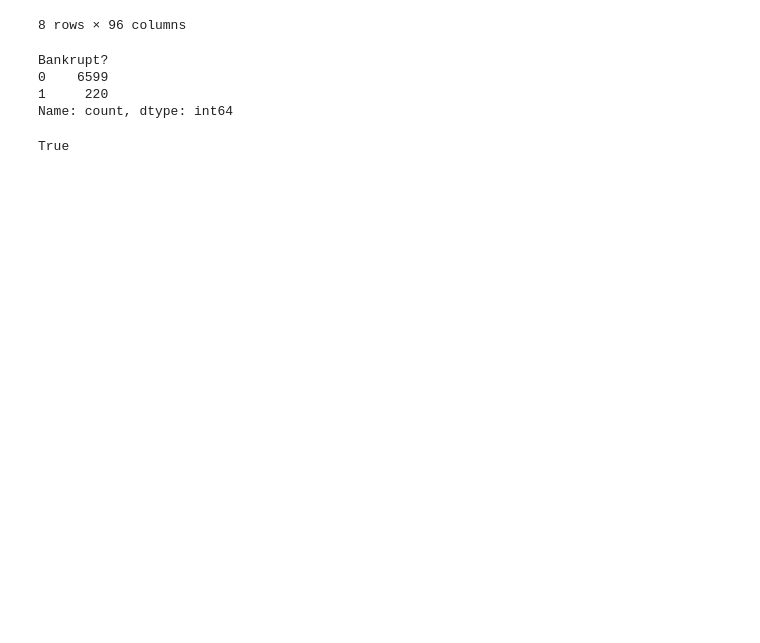
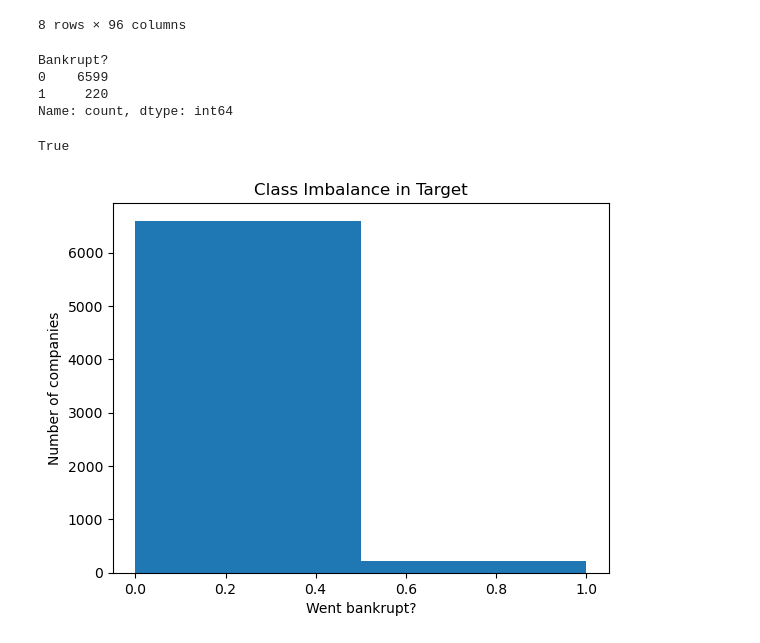
Before and after one commit to Nhunsick/Project_4, a Jupyter notebook: notebooks/Data_exploration_and_modeling.ipynb, the cells around one changed output. Drawn from its saved outputs; the diff is of its cells as text; code cells hidden in the pictures; blank space fills up the shorter version.

Commit message:
added more visualizations and labeled old visualizations

```diff
--- a/notebooks/Data_exploration_and_modeling.ipynb
+++ b/notebooks/Data_exploration_and_modeling.ipynb
@@ -84,6 +84,15 @@ Name: count, dtype: int64
 df['Bankrupt?'].dtype == 'int64'
 # %% [output]
 True
+# %%
+fig, ax = plt.subplots()
+ax.hist(df['Bankrupt?'], bins = 2)
+ax.set_title('Class Imbalance in Target')
+ax.set_xlabel('Went bankrupt?')
+ax.set_ylabel('Number of companies')
+plt.show()
+# %% [output]
+[figure, added]
 # %%
 df.hist(figsize = (35,30),bins = 30)
 plt.show()
```
Also changed, not shown: parts of 40 cells of this notebook.
